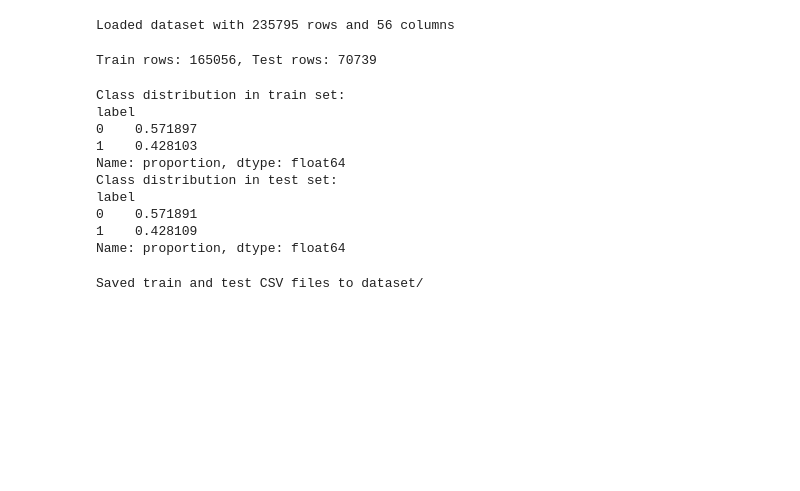
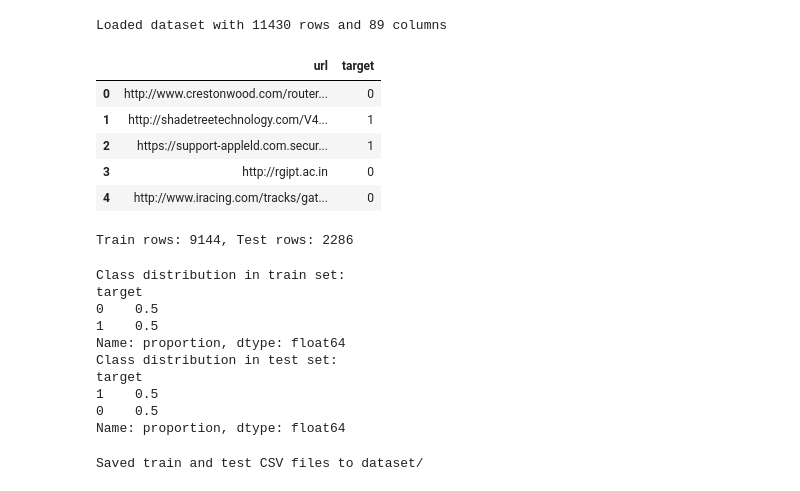
Before and after one commit to KoalaLyfestyle/BT4012-Group-13, a Jupyter notebook: Processing.ipynb, the cells around one changed output. Cells and saved outputs as stored; diff of their text form; code cells hidden in the pictures; blank space fills up the shorter version.

Commit message:
test train split

```diff
--- a/Processing.ipynb
+++ b/Processing.ipynb
@@ -9,34 +9,52 @@ from sklearn.model_selection import train_test_split
 np.random.seed(42)
 # %%
 # Load dataset
-df = pd.read_csv('dataset/PhiUSIIL_Phishing_URL_Dataset.csv')
+df = pd.read_csv('dataset/kaggle_phishing_dataset.csv')
 print(f'Loaded dataset with {len(df)} rows and {len(df.columns)} columns')
 # %% [output]
-Loaded dataset with 235795 rows and 56 columns
+Loaded dataset with 11430 rows and 89 columns
-# %%
-# flip train=1 as phishing, train=0 as legitimate, previously it was the opposite
-df['label'] = df['label'].apply(lambda x: 1 if x == 0 else 0)
+# %%
+# preprocess to change status column to target col and drop other cols
+def preprocess(df):
+    # fix mapping of status column
+    status_mapping = {'legitimate': 0, 'phishing': 1}
+    df['target'] = df['status'].map(status_mapping)
+
+    # drop all cols other than 'url' and 'target'
+    df = df[['url', 'target']]
+    return df
+# %%
+df = preprocess(df)
+# %%
+df.head()
+# %% [output]
+|  | url | target |
+| 0 | http://www.crestonwood.com/router... | 0 |
+| 1 | http://shadetreetechnology.com/V4... | 1 |
+| 2 | https://support-appleld.com.secur... | 1 |
+| 3 | http://rgipt.ac.in | 0 |
+| 4 | http://www.iracing.com/tracks/gat... | 0 |
 # %%
-train, test = train_test_split(df, test_size=0.30, random_state=42, shuffle=True, stratify=df['label'])
+train, test = train_test_split(df, test_size=0.20, random_state=42, shuffle=True, stratify=df['target'])
 print(f'Train rows: {len(train)}, Test rows: {len(test)}')
 # %% [output]
-Train rows: 165056, Test rows: 70739
+Train rows: 9144, Test rows: 2286
 # %%
 # check class distribution
 print('Class distribution in train set:')
-print(train['label'].value_counts(normalize=True))
+print(train['target'].value_counts(normalize=True))
 print('Class distribution in test set:')
-print(test['label'].value_counts(normalize=True))
+print(test['target'].value_counts(normalize=True))
 # %% [output]
 Class distribution in train set:
-label
-0    0.571897
-1    0.428103
+target
+0    0.5
+1    0.5
 Name: proportion, dtype: float64
 Class distribution in test set:
-label
-0    0.571891
-1    0.428109
+target
+1    0.5
+0    0.5
 Name: proportion, dtype: float64
 # %%
 train.to_csv('dataset/train.csv', index=False)
```
Also changed, not shown: parts of 1 cell of this notebook, 10 other files.
